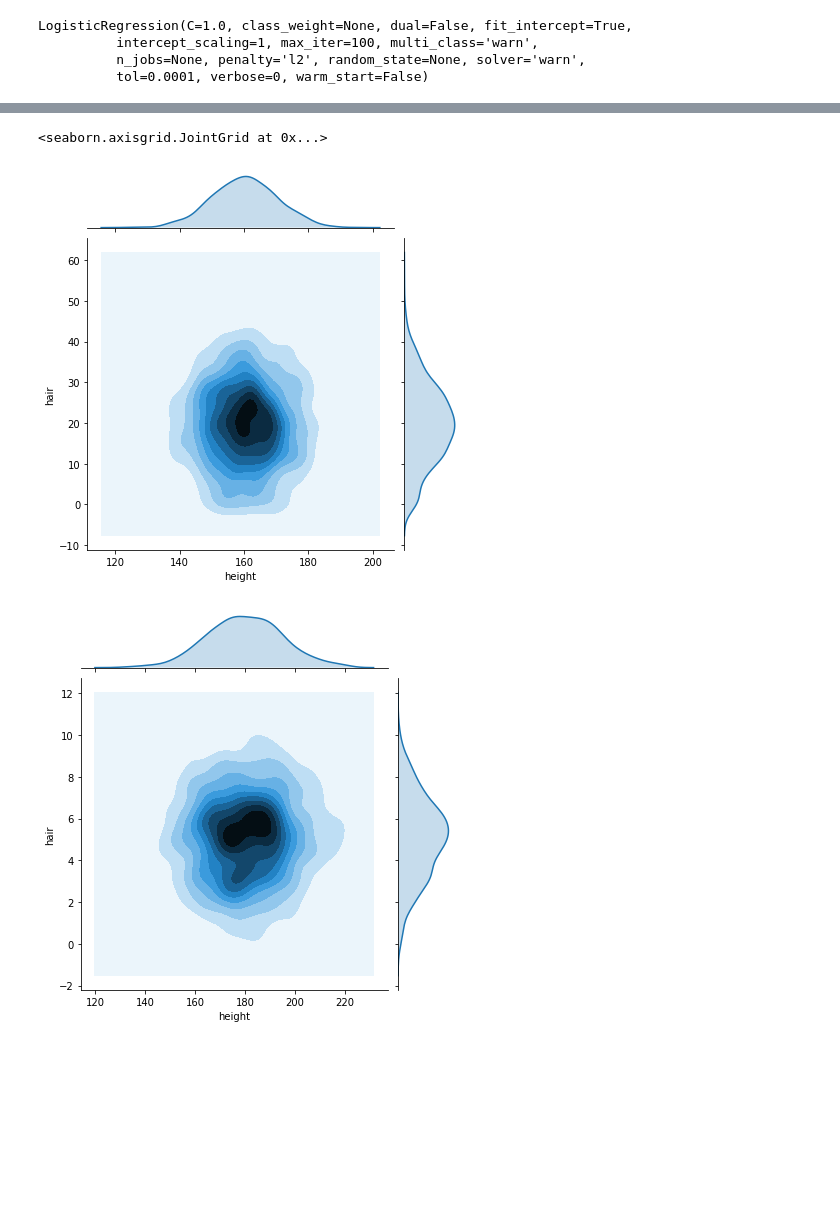
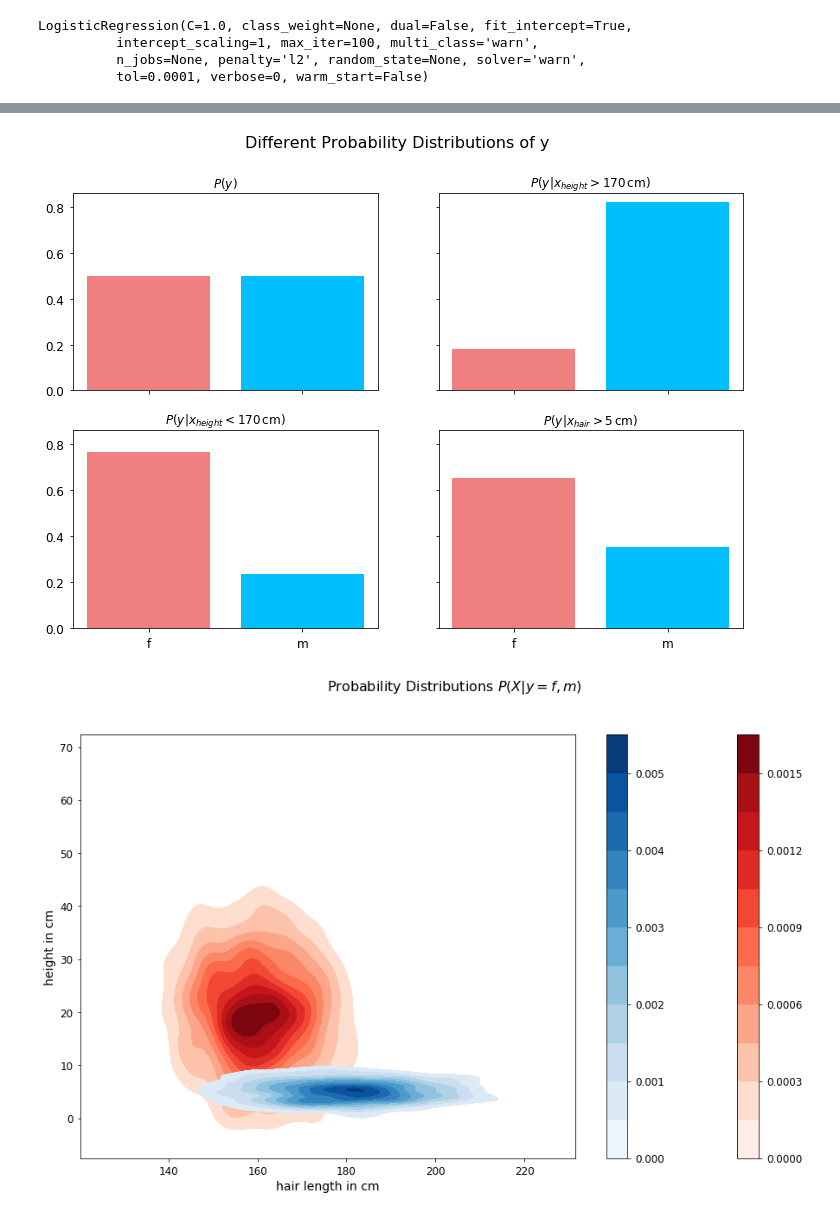
Before and after one commit to Jodahr/learning, a Jupyter notebook: logging/male_or_female.ipynb, the cells around one changed output, grey strips where cells are left out. Drawn from its saved outputs; the diff is of its cells as text; code cells hidden in the pictures; blank space fills up the shorter version.

```diff
--- a/logging/male_or_female.ipynb
+++ b/logging/male_or_female.ipynb
@@ -132,8 +147,37 @@ df_test[df_test['height'] < 170]['sex'].value_counts(normalize=True).plot(kind='
-# %%
-# p(X| y=f,m)
-sns.jointplot(data=df_test[df_test['sex'] == 0], x='height', y='hair', kind='kde')
-sns.jointplot(data=df_test[df_test['sex'] == 1], x='height', y='hair', kind='kde')
-# %% [output]
-<seaborn.axisgrid.JointGrid at 0x...>
-[figure, removed]
-[figure, removed]
+# %%
+# p(y)
+
+counts_full = df_test['sex'].value_counts(normalize=True)
+counts_cond1 = df_test[df_test['height'] > 170]['sex'].value_counts(normalize=True).sort_values()
+counts_cond2 = df_test[df_test['height'] < 170]['sex'].value_counts(normalize=True)
+counts_cond3 = df_test[df_test['hair'] > 5]['sex'].value_counts(normalize=True)
+fig, ax = plt.subplots(nrows=2, ncols=2, sharex=True, sharey=True, figsize=(12,8))
+fig.suptitle("Different Probability Distributions of y")
+ax[0,0].bar(x=['f', 'm'], height=counts_full.values, color=['lightcoral','deepskyblue'])
+ax[0,1].bar(x=['f', 'm'], height=counts_cond1.values, color=['lightcoral','deepskyblue'])
+ax[1,0].bar(x=['f', 'm'], height=counts_cond2.values, color=['lightcoral','deepskyblue'])
+ax[1,1].bar(x=['f', 'm'], height=counts_cond3.values, color=['lightcoral','deepskyblue'])
+
+ax[0,0].set_title(r'$P(y)$')
+ax[0,1].set_title(r'$P(y\vert x_{height} > 170 \, \mathrm{cm})$')
+ax[1,0].set_title(r'$P(y\vert x_{height} < 170\, \mathrm{cm})$')
+ax[1,1].set_title(r'$P(y\vert x_{hair} > 5\, \mathrm{cm})$')
+
+fig.savefig('cond_py.pdf', bbox_inches='tight')
+# %% [output]
+[figure, added]
+# %%
+# p(X| y=f,m)
+fig, ax = plt.subplots(nrows=1, figsize=(16,9))
+df_m = df_test[df_test['sex'] == 1]
+df_f = df_test[df_test['sex'] == 0]
+sns.kdeplot(df_f['height'], df_f['hair'], ax=ax,cmap="Reds", shade=True, shade_lowest=False, cbar=True, label='f')
+sns.kdeplot(df_m['height'], df_m['hair'], ax=ax,cmap="Blues", shade=True, shade_lowest=False, cbar=True, label='m' )
+fig.suptitle(r"Probability Distributions $P(X\vert y=f,m)$")
+ax.set_xlabel('hair length in cm')
+ax.set_ylabel('height in cm')
+fig.savefig('cond_px.pdf', bbox_inches='tight')
+#ax.legend()
+#sns.jointplot(data=df_test[df_test['sex'] == 1], x='height', y='hair', kind='kde', ax=ax)
+# %% [output]
+[figure, added]
```
Also changed, not shown: parts of 22 cells of this notebook.
